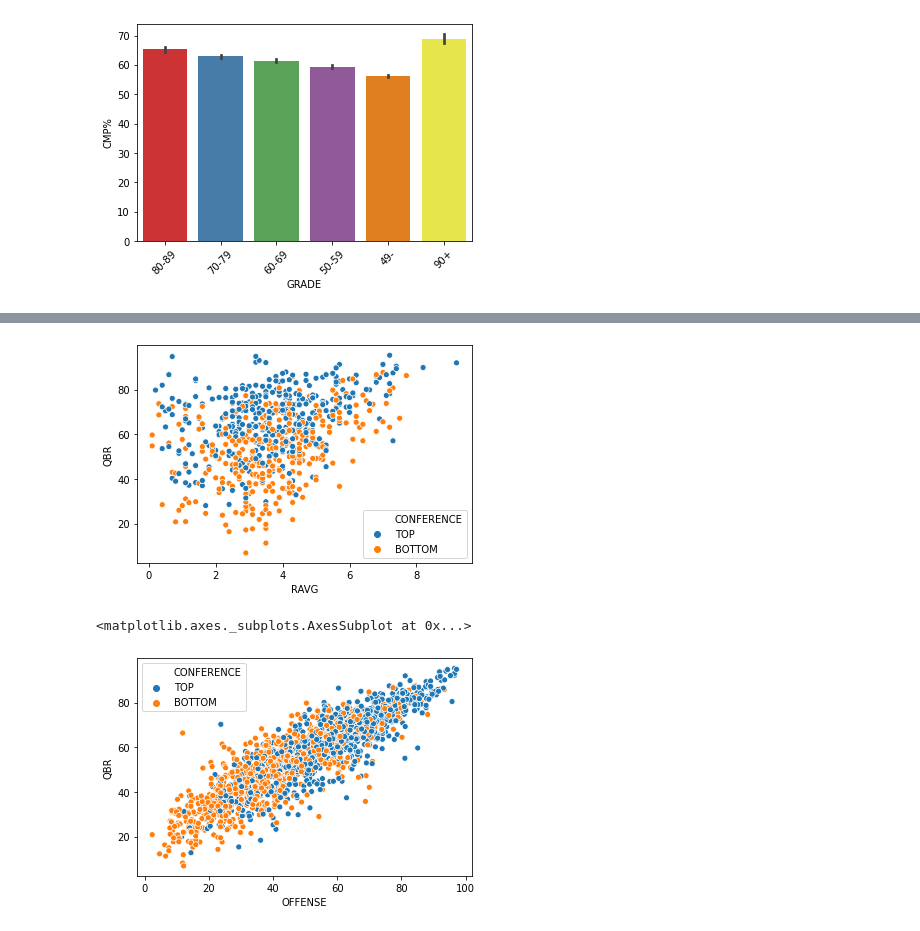
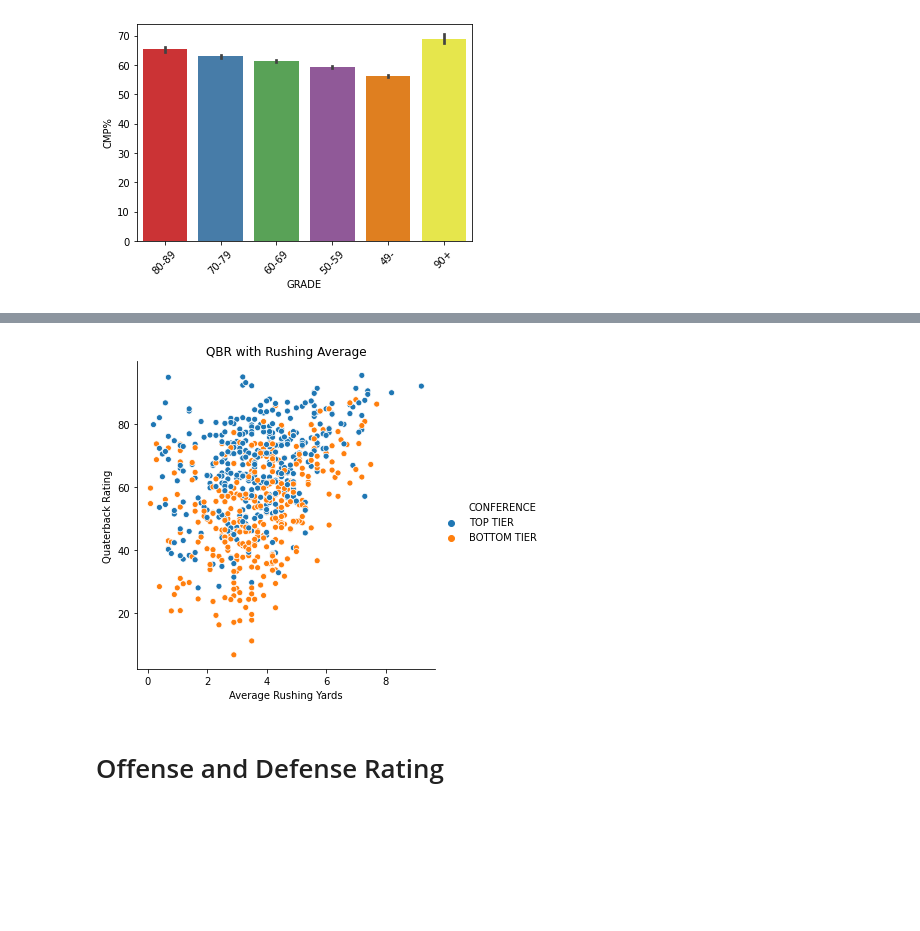
Before and after one commit to bt02/NCAA-Quaterback-Analysis, a Jupyter notebook: eda.ipynb, the cells around one changed output, grey strips where cells are left out. Drawn from its saved outputs; the diff is of its cells as text; code cells hidden in the pictures; blank space fills up the shorter version.

```diff
--- a/eda.ipynb
+++ b/eda.ipynb
@@ -47,6 +64,6 @@ chart.set_xticklabels(chart.get_xticklabels(), rotation=45);
 # %%
-df.loc[df['COLLEGE'].isin(['BIG12', 'ACC', 'PAC-12', 'BIG10', 'SEC']), 'CONFERENCE'] = 'TOP'
-df.loc[df['COLLEGE'].isin(['MAC', 'MTN-WEST', 'INDEP', 'C-USA', 'American', 'SUN-BELT']), 'CONFERENCE'] = 'BOTTOM'
+df.loc[df['COLLEGE'].isin(['BIG12', 'ACC', 'PAC-12', 'BIG10', 'SEC']), 'CONFERENCE'] = 'TOP TIER'
+df.loc[df['COLLEGE'].isin(['MAC', 'MTN-WEST', 'INDEP', 'C-USA', 'American', 'SUN-BELT']), 'CONFERENCE'] = 'BOTTOM TIER'
 # %%
 df.loc[df['RAVG'] >= 4, 'STYLE'] = 'Dual-Threat'
 df.loc[df['RAVG'] < 4, 'STYLE'] = 'Standard'
@@ -53,9 +90,9 @@ df.loc[df['RAVG'] < 4, 'STYLE'] = 'Standard'
 # %%
-sns.scatterplot(x='RAVG', y='QBR', hue='CONFERENCE', data=df);
+sns.relplot(x='RAVG', y='QBR', hue='CONFERENCE', data=df)
+plt.title('QBR with Rushing Average')
+plt.xlabel('Average Rushing Yards')
+plt.ylabel('Quaterback Rating');
 # %% [output]
-[figure, old version]
+[figure, new version]
-# %%
-sns.scatterplot(x='OFFENSE', y='QBR', hue='CONFERENCE', data=df)
-# %% [output]
-<matplotlib.axes._subplots.AxesSubplot at 0x...>
-[figure, removed]
+# %% [markdown]
+# Offense and Defense Rating
```
Also changed, not shown: parts of 25 cells of this notebook, 3 other files.
